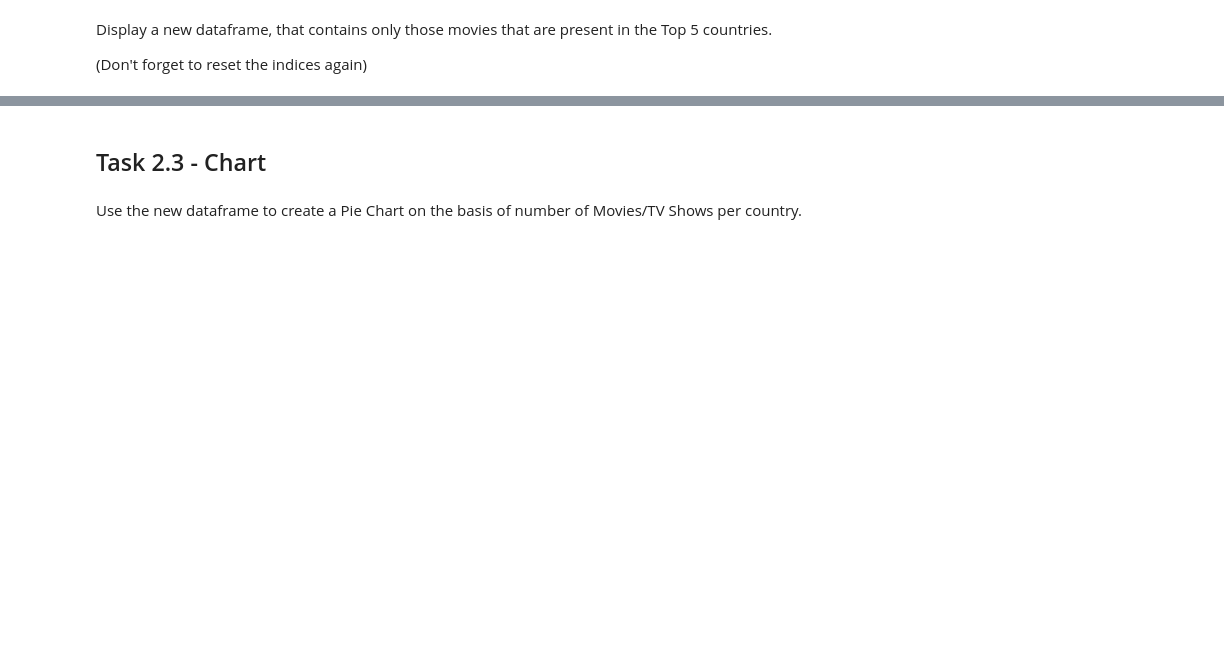
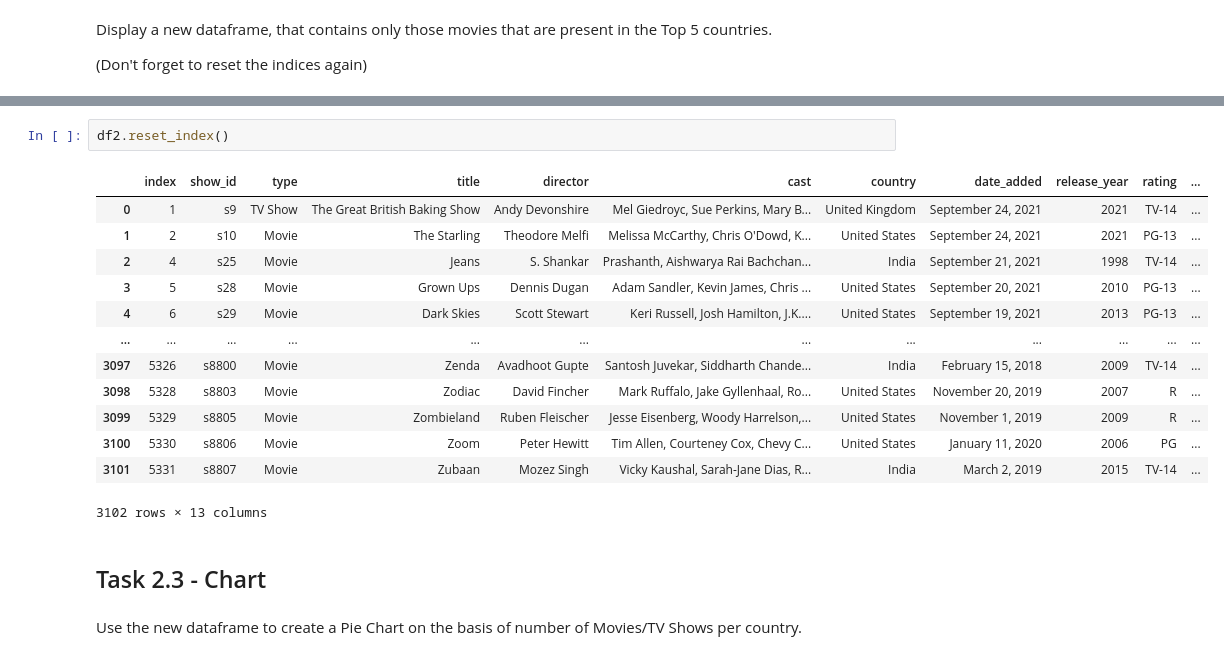
Before and after one commit to Keegan001/synapse, a Jupyter notebook: task1/Synapse_Task2.ipynb, the cells around one changed output, grey strips where cells are left out. Drawn from its saved outputs; the diff is of its cells as text; blank space fills up the shorter version.

```diff
--- a/task1/Synapse_Task2.ipynb
+++ b/task1/Synapse_Task2.ipynb
@@ -93,3 +226,19 @@ Display a new dataframe, that contains only those movies that are present in the
+# %%
+df2.reset_index()
+# %% [output]
+|  | index | show_id | type | title | director | cast | country | date_added | release_year | rating | ... |
+| 0 | 1 | s9 | TV Show | The Great British Baking Show | Andy Devonshire | Mel Giedroyc, Sue Perkins, Mary B... | United Kingdom | September 24, 2021 | 2021 | TV-14 | ... |
+| 1 | 2 | s10 | Movie | The Starling | Theodore Melfi | Melissa McCarthy, Chris O'Dowd, K... | United States | September 24, 2021 | 2021 | PG-13 | ... |
+| 2 | 4 | s25 | Movie | Jeans | S. Shankar | Prashanth, Aishwarya Rai Bachchan... | India | September 21, 2021 | 1998 | TV-14 | ... |
+| 3 | 5 | s28 | Movie | Grown Ups | Dennis Dugan | Adam Sandler, Kevin James, Chris ... | United States | September 20, 2021 | 2010 | PG-13 | ... |
+| 4 | 6 | s29 | Movie | Dark Skies | Scott Stewart | Keri Russell, Josh Hamilton, J.K.... | United States | September 19, 2021 | 2013 | PG-13 | ... |
+| ... | ... | ... | ... | ... | ... | ... | ... | ... | ... | ... | ... |
+| 3097 | 5326 | s8800 | Movie | Zenda | Avadhoot Gupte | Santosh Juvekar, Siddharth Chande... | India | February 15, 2018 | 2009 | TV-14 | ... |
+| 3098 | 5328 | s8803 | Movie | Zodiac | David Fincher | Mark Ruffalo, Jake Gyllenhaal, Ro... | United States | November 20, 2019 | 2007 | R | ... |
+| 3099 | 5329 | s8805 | Movie | Zombieland | Ruben Fleischer | Jesse Eisenberg, Woody Harrelson,... | United States | November 1, 2019 | 2009 | R | ... |
+| 3100 | 5330 | s8806 | Movie | Zoom | Peter Hewitt | Tim Allen, Courteney Cox, Chevy C... | United States | January 11, 2020 | 2006 | PG | ... |
+| 3101 | 5331 | s8807 | Movie | Zubaan | Mozez Singh | Vicky Kaushal, Sarah-Jane Dias, R... | India | March 2, 2019 | 2015 | TV-14 | ... |
+3102 rows × 13 columns
 # %% [markdown]
 ## Task 2.3 - Chart
 # %% [markdown]
```
Also changed, not shown: parts of 13 cells of this notebook.
